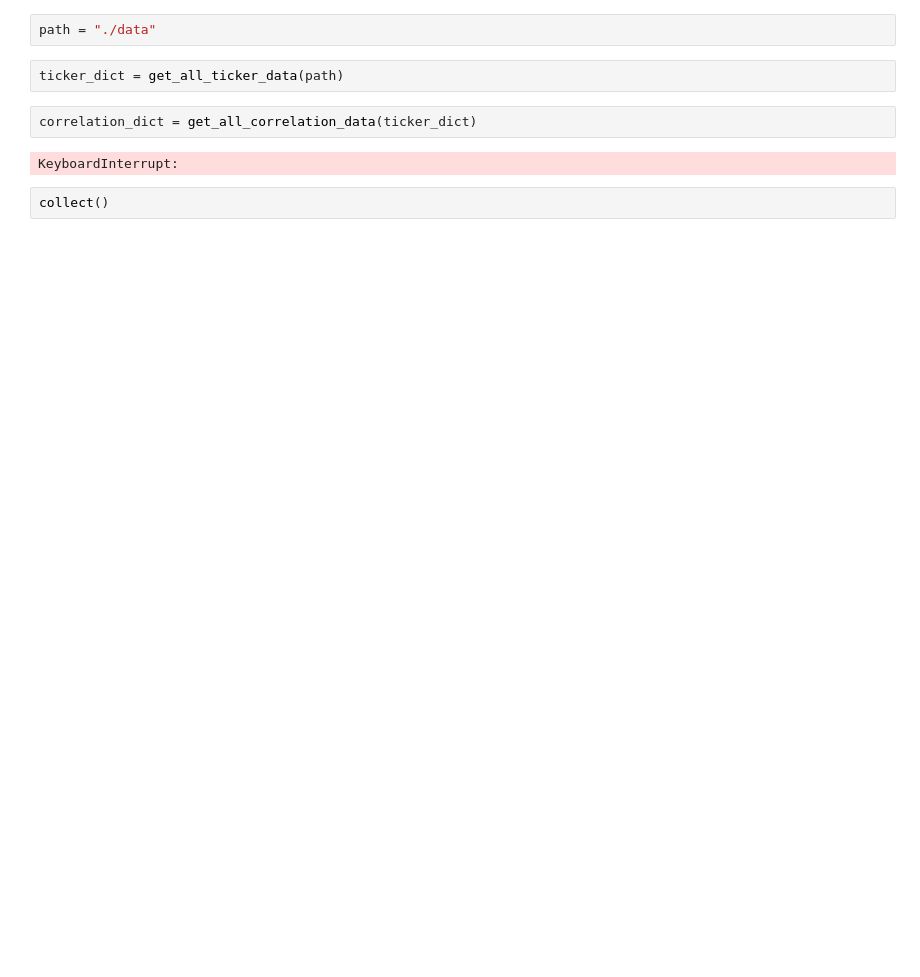
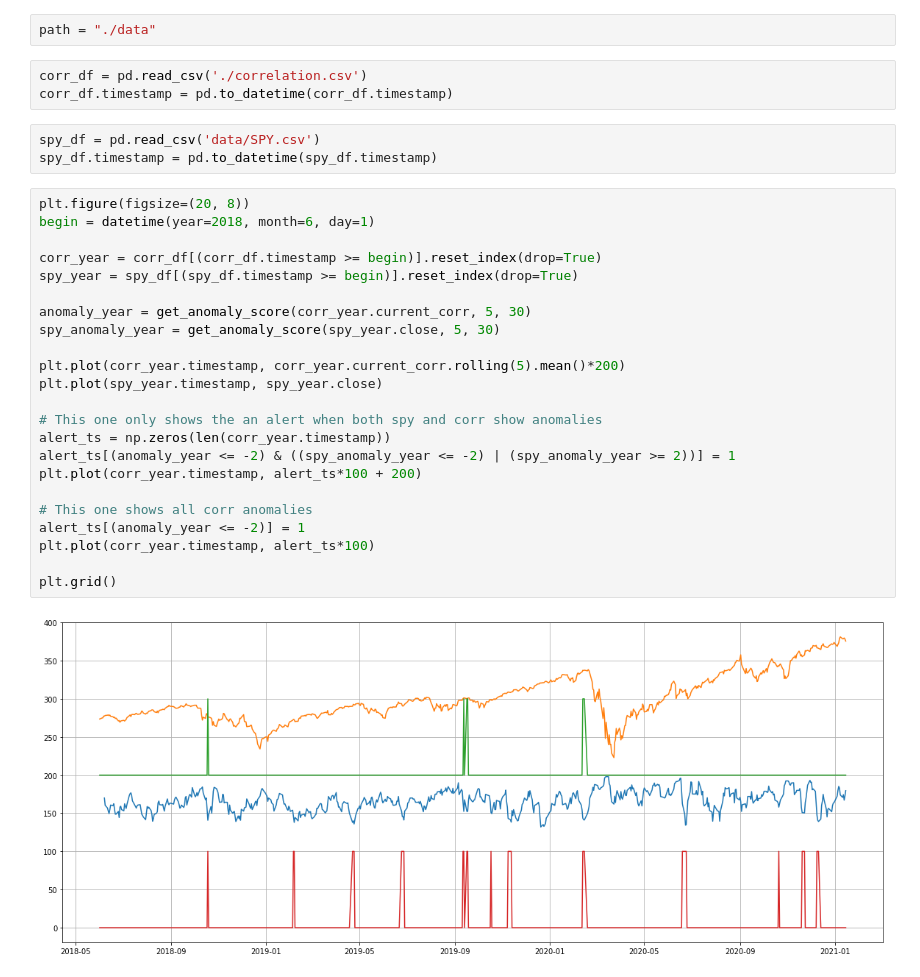
Before and after one commit to looselyconnected/fastai, a Jupyter notebook: stock_correlation/exp.ipynb, the cells around one changed output. Drawn from its saved outputs; the diff is of its cells as text; blank space fills up the shorter version.

Commit message:
Use anomaly score

```diff
--- a/stock_correlation/exp.ipynb
+++ b/stock_correlation/exp.ipynb
@@ -7,10 +10,33 @@ from gc import collect
 # %%
 path = "./data"
-# %%
-ticker_dict = get_all_ticker_data(path)
-# %%
-correlation_dict = get_all_correlation_data(ticker_dict)
-# %% [output]
-KeyboardInterrupt:
-# %%
-collect()
+# %%
+corr_df = pd.read_csv('./correlation.csv')
+corr_df.timestamp = pd.to_datetime(corr_df.timestamp)
+# %%
+spy_df = pd.read_csv('data/SPY.csv')
+spy_df.timestamp = pd.to_datetime(spy_df.timestamp)
+# %%
+plt.figure(figsize=(20, 8))
+begin = datetime(year=2018, month=6, day=1)
+
+corr_year = corr_df[(corr_df.timestamp >= begin)].reset_index(drop=True)
+spy_year = spy_df[(spy_df.timestamp >= begin)].reset_index(drop=True)
+
+anomaly_year = get_anomaly_score(corr_year.current_corr, 5, 30)
+spy_anomaly_year = get_anomaly_score(spy_year.close, 5, 30)
+
+plt.plot(corr_year.timestamp, corr_year.current_corr.rolling(5).mean()*200)
+plt.plot(spy_year.timestamp, spy_year.close)
+
+# This one only shows the an alert when both spy and corr show anomalies
+alert_ts = np.zeros(len(corr_year.timestamp))
+alert_ts[(anomaly_year <= -2) & ((spy_anomaly_year <= -2) | (spy_anomaly_year >= 2))] = 1
+plt.plot(corr_year.timestamp, alert_ts*100 + 200)
+
+# This one shows all corr anomalies
+alert_ts[(anomaly_year <= -2)] = 1
+plt.plot(corr_year.timestamp, alert_ts*100)
+
+plt.grid()
+# %% [output]
+[figure, added]
```
Also changed, not shown: parts of 2 cells of this notebook, 4 other files.
